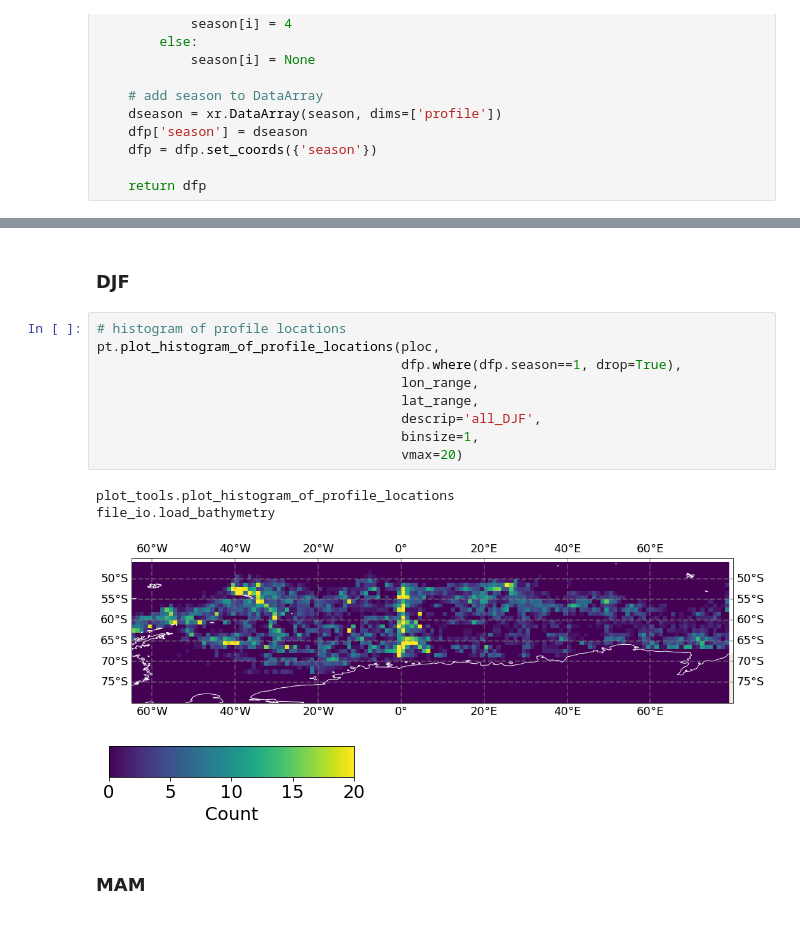
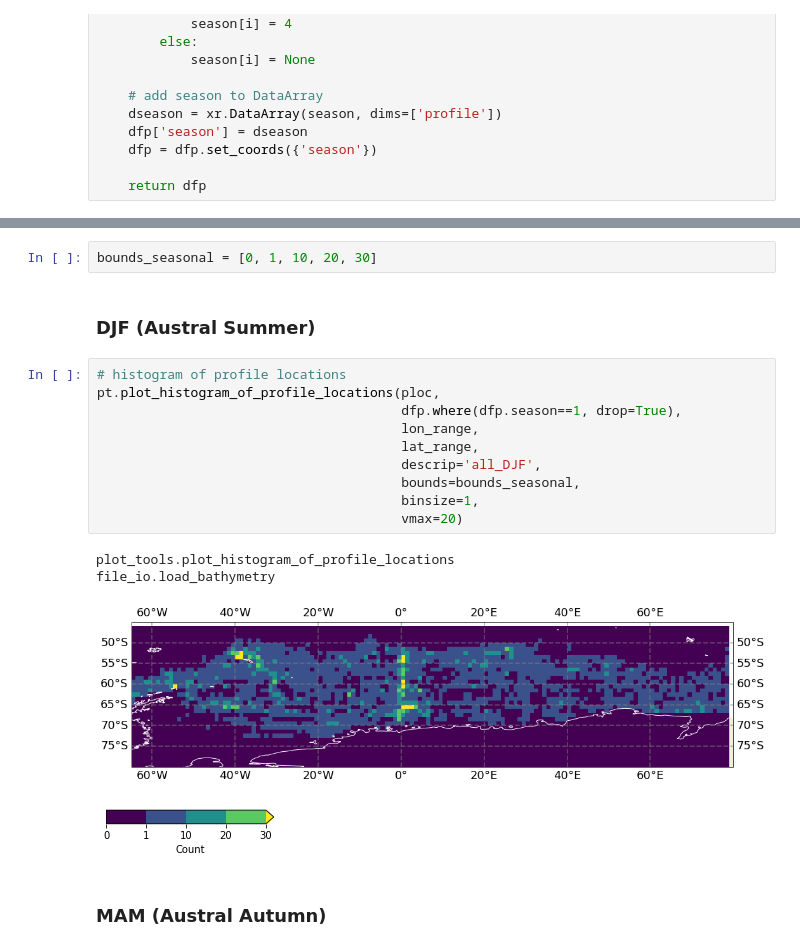
Before and after one commit to so-wise/weddell_gyre_clusters, a Jupyter notebook: src/1_profile_distribution.ipynb, the cells around one changed output, grey strips where cells are left out. Cells and saved outputs as stored; diff of their text form.

```diff
--- a/src/1_profile_distribution.ipynb
+++ b/src/1_profile_distribution.ipynb
@@ -228,24 +217,27 @@ Coordinates:
     sig0_on_highz  (profile, depth_highz) float64 ...
     ct_on_sig0     (profile, sig0_levs) float64 ...
     sa_on_sig0     (profile, sig0_levs) float64 ...
+# %%
+bounds_seasonal = [0, 1, 10, 20, 30]
 # %% [markdown]
-### DJF
+### DJF (Austral Summer)
 # %%
 # histogram of profile locations
 pt.plot_histogram_of_profile_locations(ploc,
                                        dfp.where(dfp.season==1, drop=True),
                                        lon_range,
                                        lat_range,
                                        descrip='all_DJF',
+                                       bounds=bounds_seasonal,
                                        binsize=1,
                                        vmax=20)
 # %% [output]
 plot_tools.plot_histogram_of_profile_locations
 file_io.load_bathymetry
-[figure, old version]
+[figure, new version]
-[figure, old version]
+[figure, new version]
 # %% [markdown]
-### MAM
+### MAM (Austral Autumn)
 # %%
 # histogram of profile locations
 pt.plot_histogram_of_profile_locations(ploc,
```
Also changed, not shown: parts of 15 cells of this notebook, 1 other file.
